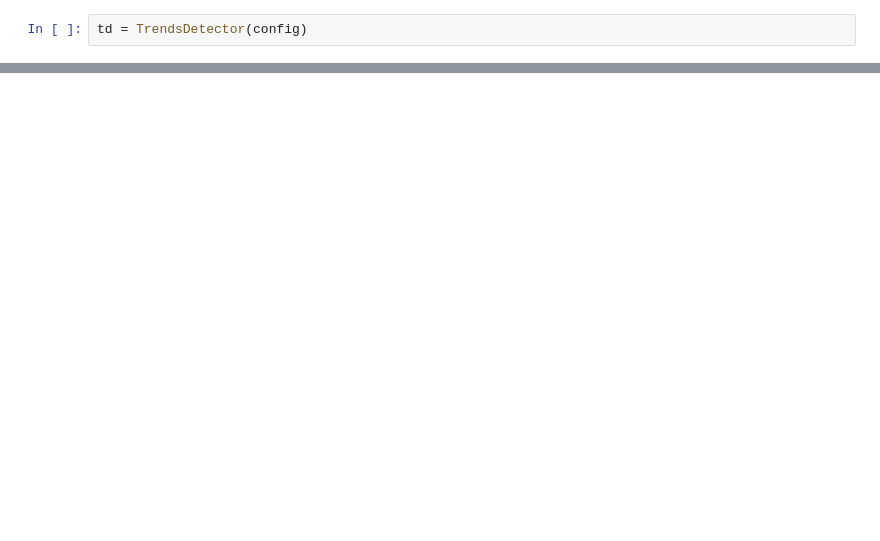
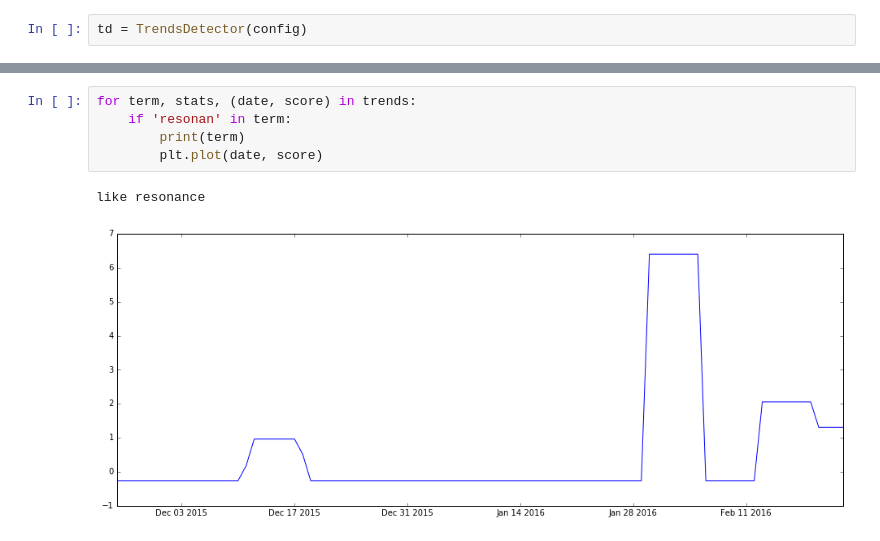
Before and after one commit to inspirehep/invenio-trends, a Jupyter notebook: research/Fitter.ipynb, the cells around one changed output, grey strips where cells are left out. Saved outputs shown, nothing was run; the diff lists cells and outputs as text; blank space fills up the shorter version.

```diff
--- a/research/Fitter.ipynb
+++ b/research/Fitter.ipynb
@@ -73,0 +77,8 @@ td.interval_ids(foreground_start, reference_date)
+# %%
+for term, stats, (date, score) in trends:
+    if 'resonan' in term:
+        print(term)
+        plt.plot(date, score)
+# %% [output]
+like resonance
+[figure, added]
```
Also changed, not shown: parts of 11 cells of this notebook, 3 other files.
